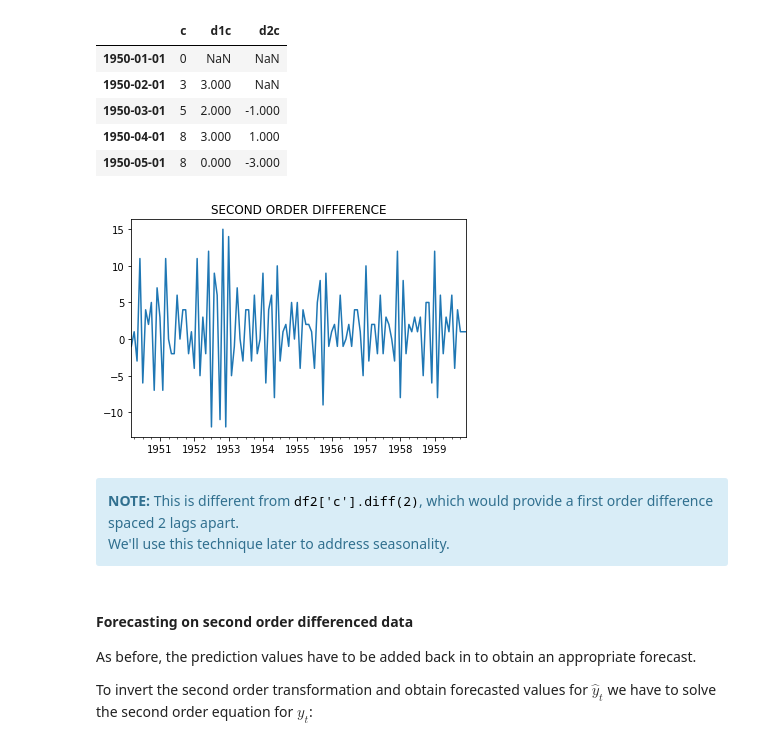
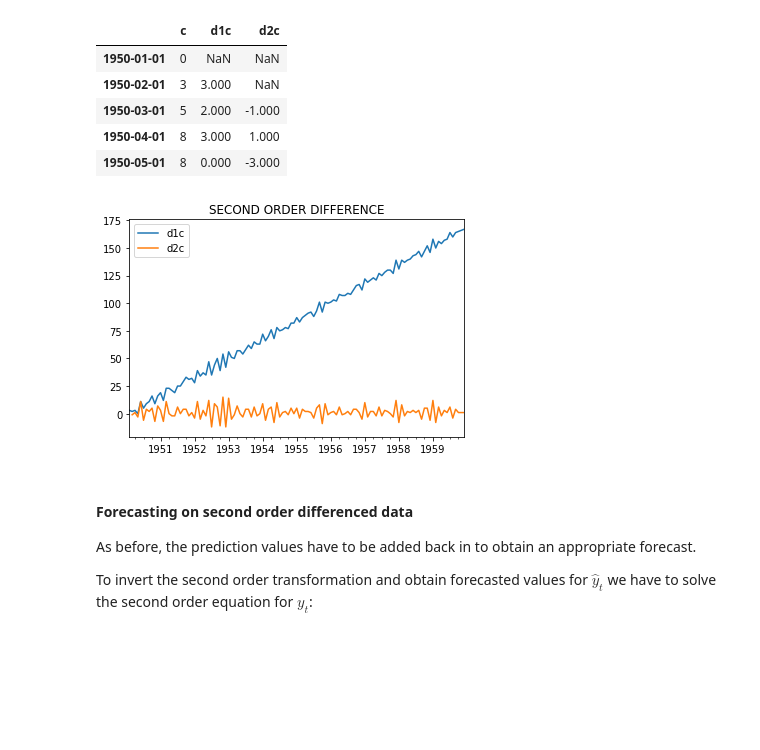
Before and after one commit to ntmai03/DataAnalysisProject, a Jupyter notebook: 05-TimeSeries/TimeSeries-02-FundamentalAnalysis.ipynb, the cells around one changed output. Drawn from its saved outputs; the diff is of its cells as text; code cells hidden in the pictures; blank space fills up the shorter version.

```diff
--- a/05-TimeSeries/TimeSeries-02-FundamentalAnalysis.ipynb
+++ b/05-TimeSeries/TimeSeries-02-FundamentalAnalysis.ipynb
@@ -644,12 +646,9 @@ df2[['c','d1c','d2c']].head()
 | 1950-04-01 | 8 | 3.000 | 1.000 |
 | 1950-05-01 | 8 | 0.000 | -3.000 |
 # %%
-df2['d2c'].plot(title="SECOND ORDER DIFFERENCE").autoscale(axis='x',tight=True);
+df2[['d1c','d2c']].plot(title="SECOND ORDER DIFFERENCE").autoscale(axis='x',tight=True);
 # %% [output]
-[figure, old version]
+[figure, new version]
-# %% [markdown]
-<div class="alert alert-info"><strong>NOTE: </strong>This is different from <font color=black><tt>df2['c'].diff(2)</tt></font>, which would provide a first order difference spaced 2 lags apart.<br>
-We'll use this technique later to address seasonality.</div>
 # %% [markdown]
 #### Forecasting on second order differenced data
 As before, the prediction values have to be added back in to obtain an appropriate forecast.
```
Also changed, not shown: parts of 51 cells of this notebook, 1 other file.
